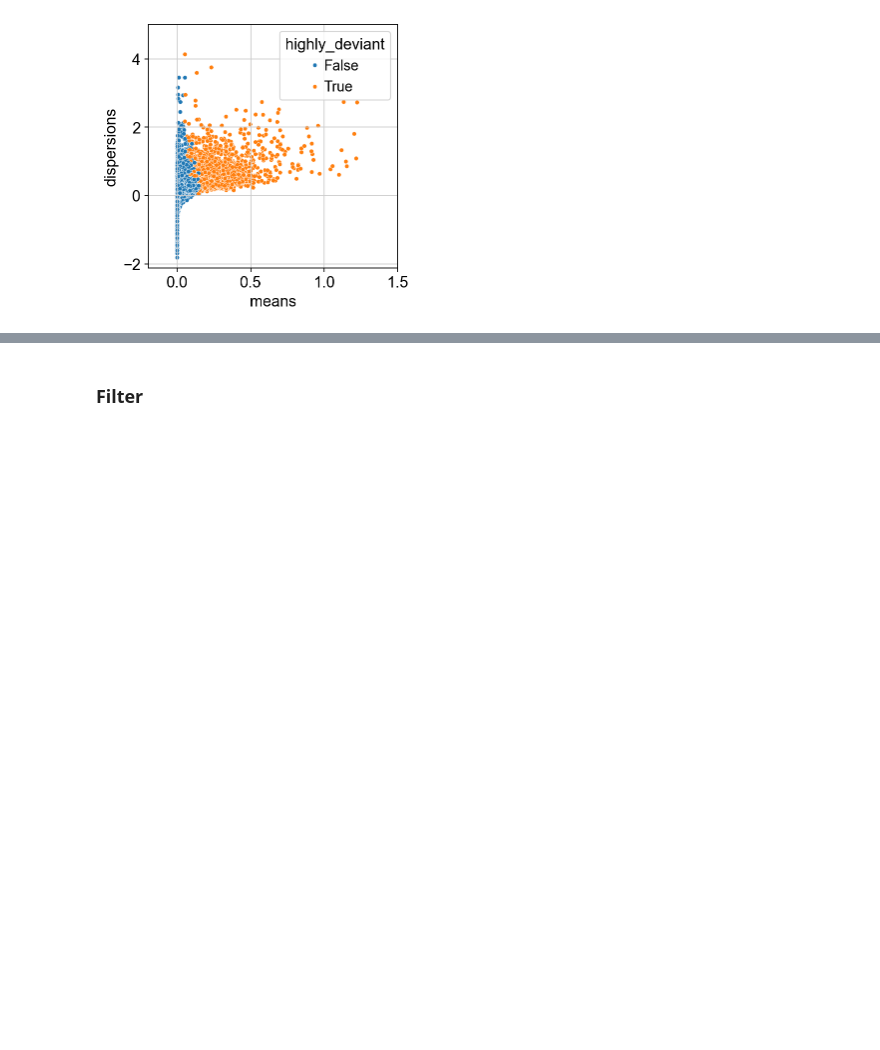
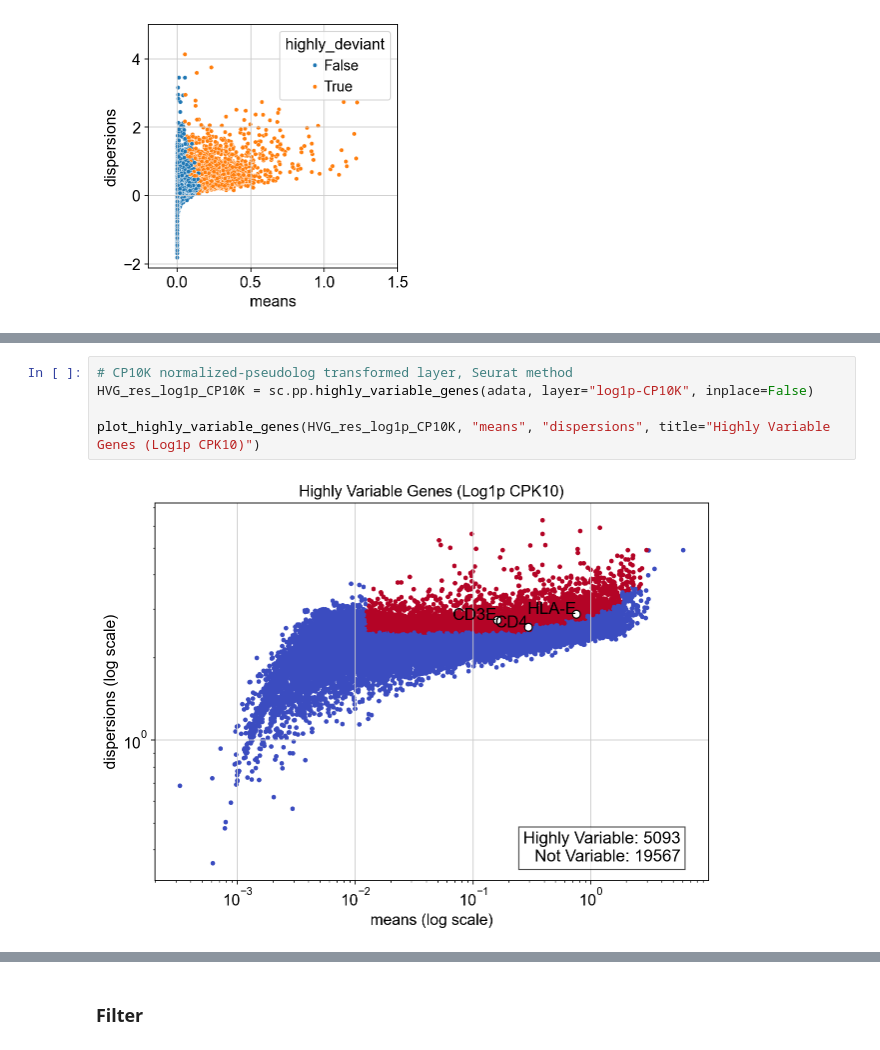
Before and after one commit to MikiasHWT/scRNA_Lethal_Covid19_Analysis, a Jupyter notebook: scRNA_Lethal_Covid19_Analysis.ipynb, the cells around one changed output, grey strips where cells are left out. Cells and saved outputs as stored; diff of their text form; blank space fills up the shorter version.

```diff
--- a/scRNA_Lethal_Covid19_Analysis.ipynb
+++ b/scRNA_Lethal_Covid19_Analysis.ipynb
@@ -1182,0 +967,7 @@ adata
+# %%
+# CP10K normalized-pseudolog transformed layer, Seurat method
+HVG_res_log1p_CP10K = sc.pp.highly_variable_genes(adata, layer="log1p-CP10K", inplace=False)
+
+plot_highly_variable_genes(HVG_res_log1p_CP10K, "means", "dispersions", title="Highly Variable Genes (Log1p CPK10)")
+# %% [output]
+[figure, added]
```
Also changed, not shown: parts of 42 cells of this notebook.
